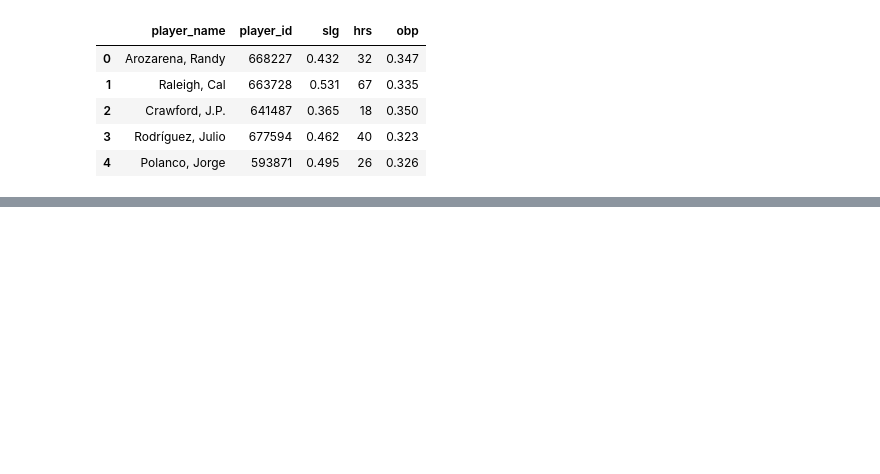
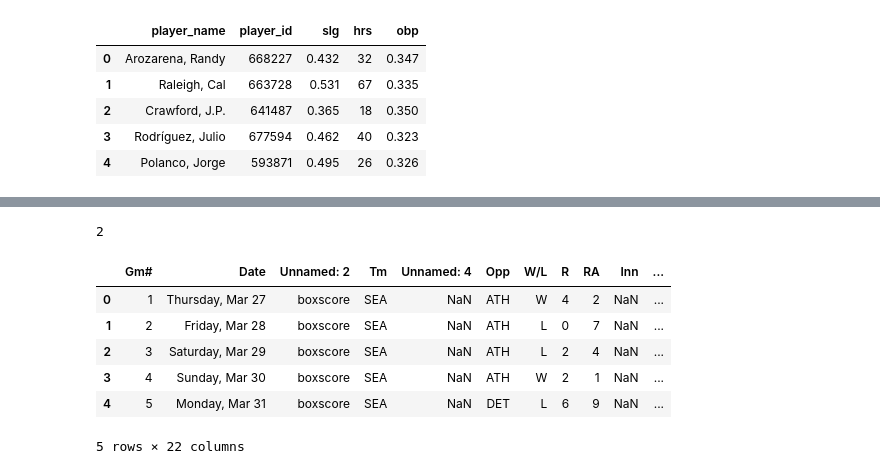
Before and after one commit to engdengs/Mariners, a Jupyter notebook: main.ipynb, the cells around one changed output, grey strips where cells are left out. Drawn from its saved outputs; the diff is of its cells as text; code cells hidden in the pictures; blank space fills up the shorter version.

```diff
--- a/main.ipynb
+++ b/main.ipynb
@@ -27,0 +81,22 @@ savant_df.head()
+# %%
+import pandas as pd
+
+url = "https://www.baseball-reference.com/teams/SEA/2025-schedule-scores.shtml"
+
+tables = pd.read_html(url)
+
+len(tables)
+# %% [output]
+2
+# %%
+game_logs = tables[0]
+
+game_logs.head()
+# %% [output]
+|  | Gm# | Date | Unnamed: 2 | Tm | Unnamed: 4 | Opp | W/L | R | RA | Inn | ... |
+| 0 | 1 | Thursday, Mar 27 | boxscore | SEA | NaN | ATH | W | 4 | 2 | NaN | ... |
+| 1 | 2 | Friday, Mar 28 | boxscore | SEA | NaN | ATH | L | 0 | 7 | NaN | ... |
+| 2 | 3 | Saturday, Mar 29 | boxscore | SEA | NaN | ATH | L | 2 | 4 | NaN | ... |
+| 3 | 4 | Sunday, Mar 30 | boxscore | SEA | NaN | ATH | W | 2 | 1 | NaN | ... |
+| 4 | 5 | Monday, Mar 31 | boxscore | SEA | NaN | DET | L | 6 | 9 | NaN | ... |
+5 rows × 22 columns
```
Also changed, not shown: parts of 11 cells of this notebook, 2 other files.
